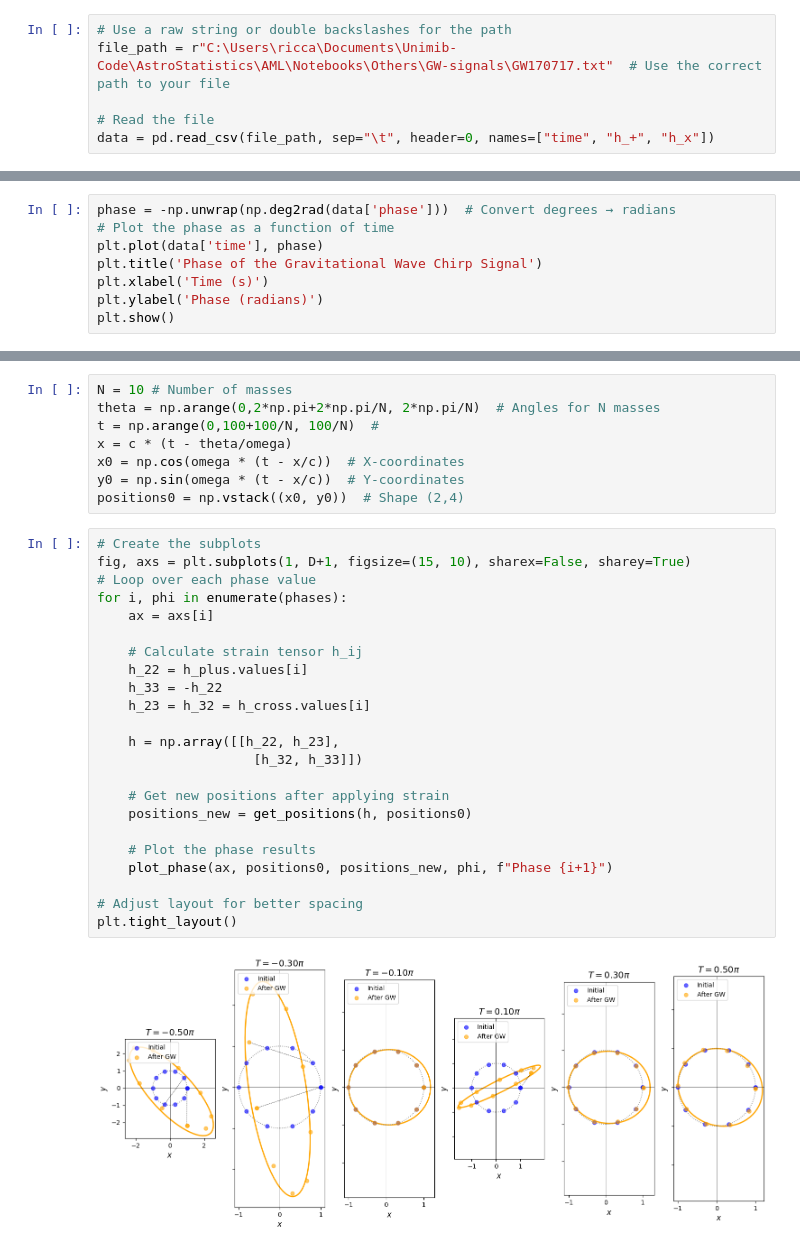
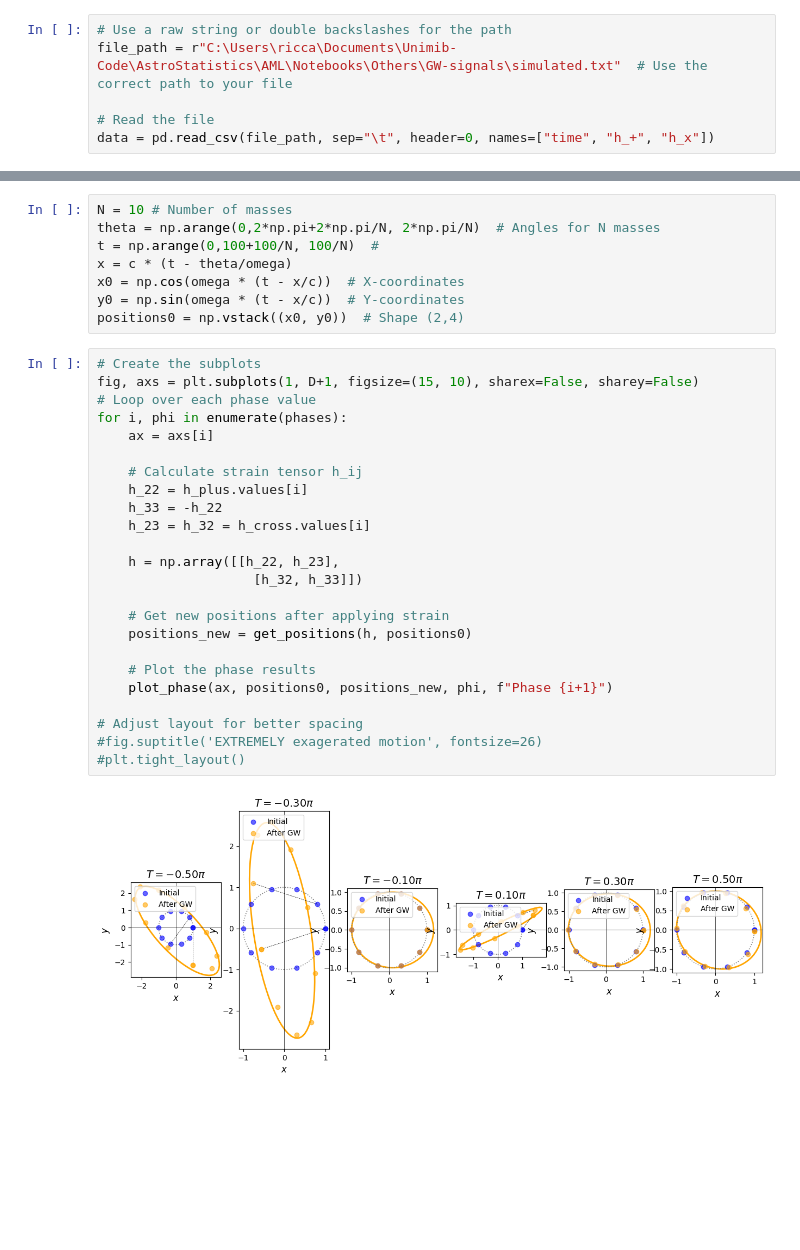
Before and after one commit to Richardforphys/AstroStatistics, a Jupyter notebook: AML/Notebooks/Others/GWs.ipynb, the cells around one changed output, grey strips where cells are left out. Saved outputs shown, nothing was run; the diff lists cells and outputs as text; blank space fills up the shorter version.

```diff
--- a/AML/Notebooks/Others/GWs.ipynb
+++ b/AML/Notebooks/Others/GWs.ipynb
@@ -161,7 +161,7 @@ Now with a chirp!
 import pandas as pd
 # %%
 # Use a raw string or double backslashes for the path
-file_path = r"C:\Users\ricca\Documents\Unimib-Code\AstroStatistics\AML\Notebooks\Others\GW-signals\GW170717.txt"  # Use the correct path to your file
+file_path = r"C:\Users\ricca\Documents\Unimib-Code\AstroStatistics\AML\Notebooks\Others\GW-signals\simulated.txt"  # Use the correct path to your file
 
 # Read the file
 data = pd.read_csv(file_path, sep="\t", header=0, names=["time", "h_+", "h_x"])
@@ -250,11 +250,3 @@ plt.title("Wavelet Spectrogram of simulated data")
 plt.show()
 # %% [output]
 [figure]
-# %%
-phase = -np.unwrap(np.deg2rad(data['phase']))  # Convert degrees → radians
-# Plot the phase as a function of time
-plt.plot(data['time'], phase)
-plt.title('Phase of the Gravitational Wave Chirp Signal')
-plt.xlabel('Time (s)')
-plt.ylabel('Phase (radians)')
-plt.show()
@@ -291,26 +278,27 @@ y0 = np.sin(omega * (t - x/c))  # Y-coordinates
 positions0 = np.vstack((x0, y0))  # Shape (2,4)
 # %%
 # Create the subplots
-fig, axs = plt.subplots(1, D+1, figsize=(15, 10), sharex=False, sharey=True)
+fig, axs = plt.subplots(1, D+1, figsize=(15, 10), sharex=False, sharey=False)
 # Loop over each phase value
 for i, phi in enumerate(phases):
     ax = axs[i]
 
     # Calculate strain tensor h_ij
     h_22 = h_plus.values[i]
     h_33 = -h_22
     h_23 = h_32 = h_cross.values[i]
 
     h = np.array([[h_22, h_23],
                     [h_32, h_33]])
 
     # Get new positions after applying strain
     positions_new = get_positions(h, positions0)
 
     # Plot the phase results
     plot_phase(ax, positions0, positions_new, phi, f"Phase {i+1}")
 
 # Adjust layout for better spacing
-plt.tight_layout()
+#fig.suptitle('EXTREMELY exagerated motion', fontsize=26)
+#plt.tight_layout()
 # %% [output]
-[figure, old version]
+[figure, new version]
```
Also changed, not shown: parts of 6 cells of this notebook, 1 other file.
